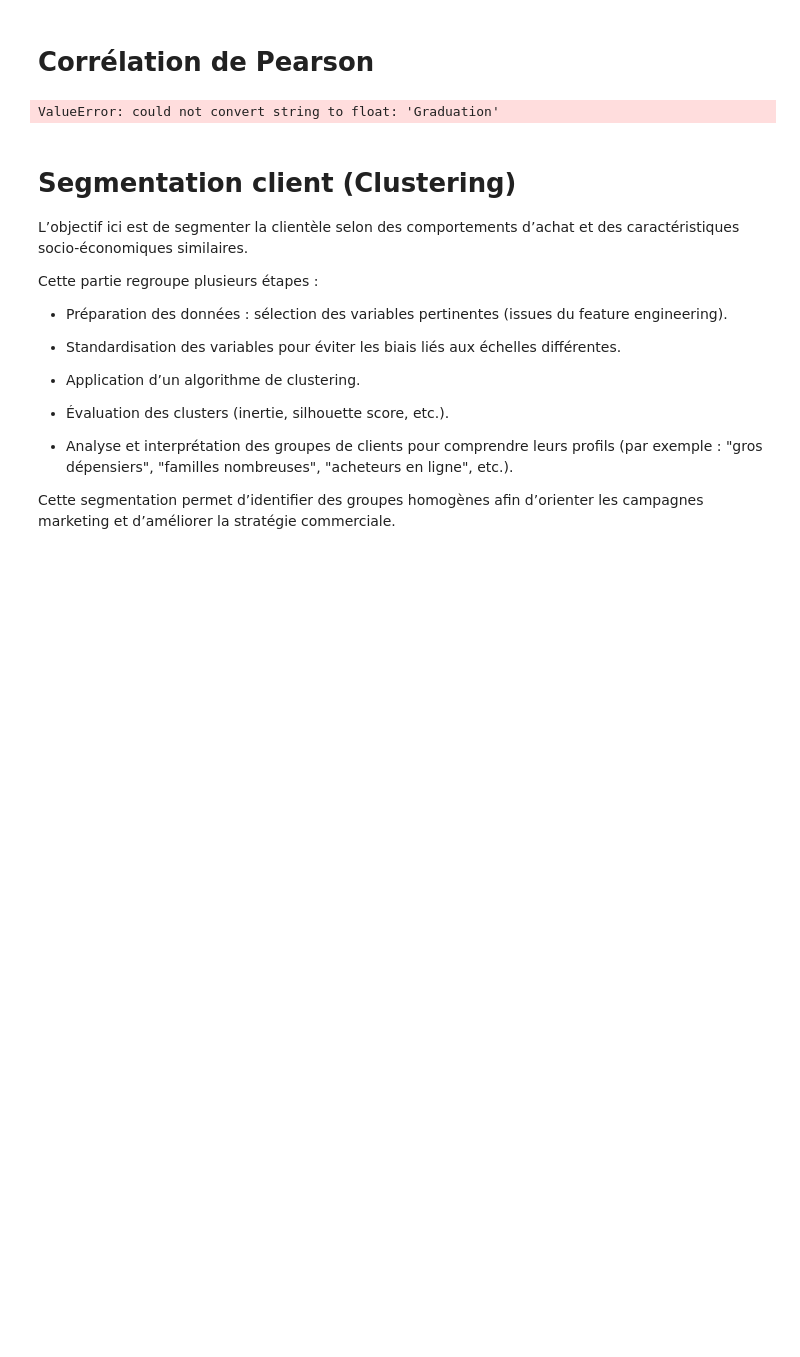
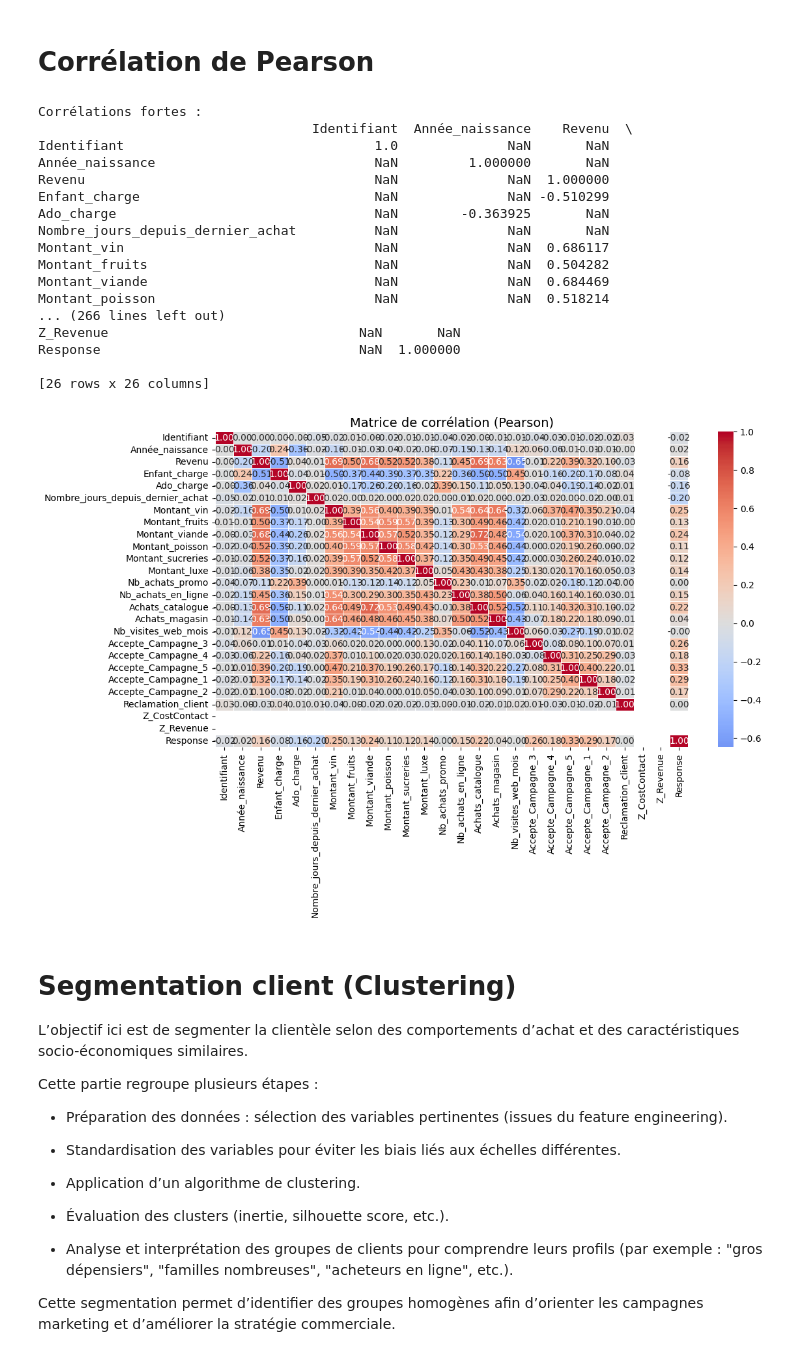
Before and after one commit to Yioux37/Bootcamp-Data-Rush-4, a Jupyter notebook: Jupiter.ipynb, the cells around one changed output. Drawn from its saved outputs; the diff is of its cells as text; code cells hidden in the pictures; blank space fills up the shorter version.

```diff
--- a/Jupiter.ipynb
+++ b/Jupiter.ipynb
@@ -535,49 +545,57 @@ if __name__ == "__main__":
 # Corrélation de Pearson
 # %%
 import pandas as pd
+import matplotlib.pyplot as plt
 import seaborn as sns
-import matplotlib.pyplot as plt
 
-# --- Import du fichier ---
+# --- Charger le fichier CSV ---
 df = pd.read_csv("data/processed/camp_market_clean.csv")
 
-# --- Matrice de corrélation complète ---
-corr_matrix = df.corr(method='pearson')
+# --- Sélectionner uniquement les colonnes numériques ---
+df_num = df.select_dtypes(include=['number'])
 
-# --- Filtrer uniquement les corrélations fortes entre [-1, -0.3] ou [0.3, 1] ---
+# --- Calculer la matrice de corrélation ---
+corr_matrix = df_num.corr(method='pearson')
+
+# --- Filtrer uniquement les corrélations fortes ---
 strong_corr = corr_matrix[(corr_matrix <= -0.3) | (corr_matrix >= 0.3)]
 
-# --- Affichage avec heatmap ---
-plt.figure(figsize=(20, 15))
+# --- Afficher les corrélations fortes ---
+print("Corrélations fortes :")
+print(strong_corr)
+
+# --- Heatmap de la matrice complète ---
+plt.figure(figsize=(12, 8))
 sns.heatmap(
-    strong_corr,
-    annot=True,
-    fmt=".2f",
-    cmap="coolwarm",
+    corr_matrix,
+    cmap="coolwarm",  # palette de couleur rouge/bleu
     center=0,
-    vmin=-1,
-    vmax=1,
-    cbar_kws={'label': 'Coefficient de corrélation'}
+    annot=True,        # affiche les valeurs dans les cases
+    fmt=".2f",         # deux décimales
+    linewidths=0.5
 )
-plt.title("🔥 Corrélations fortes (|r| ≥ 0.3)")
+plt.title("Matrice de corrélation (Pearson)", fontsize=14)
+plt.tight_layout()
 plt.show()
-
-# --- Afficher aussi la liste triée des corrélations fortes ---
-corr_pairs = (
-    corr_matrix.unstack()
-    .reset_index()
-    .rename(columns={'level_0': 'Variable_1', 'level_1': 'Variable_2', 0: 'Corrélation'})
-)
-# Supprimer les doublons (corrélation A-B = B-A)
-corr_pairs = corr_pairs[corr_pairs['Variable_1'] < corr_pairs['Variable_2']]
-# Garder uniquement les corrélations fortes
-corr_pairs = corr_pairs[(corr_pairs['Corrélation'] >= 0.3) | (corr_pairs['Corrélation'] <= -0.3)]
-# Trier par valeur absolue décroissante
-corr_pairs = corr_pairs.reindex(corr_pairs['Corrélation'].abs().sort_values(ascending=False).index)
-
-display(corr_pairs)
 # %% [output]
-ValueError: could not convert string to float: 'Graduation'
+Corrélations fortes :
+                                   Identifiant  Année_naissance    Revenu  \
+Identifiant                                1.0              NaN       NaN
+Année_naissance                            NaN         1.000000       NaN
+Revenu                                     NaN              NaN  1.000000
+Enfant_charge                              NaN              NaN -0.510299
+Ado_charge                                 NaN        -0.363925       NaN
+Nombre_jours_depuis_dernier_achat          NaN              NaN       NaN
+Montant_vin                                NaN              NaN  0.686117
+Montant_fruits                             NaN              NaN  0.504282
+Montant_viande                             NaN              NaN  0.684469
+Montant_poisson                            NaN              NaN  0.518214
+... (266 lines left out)
+Z_Revenue                                NaN       NaN
+Response                                 NaN  1.000000
+
+[26 rows x 26 columns]
+[figure, added]
 # %% [markdown]
 # Segmentation client (Clustering)
 
```
Also changed, not shown: parts of 3 cells of this notebook, 5 other files.
